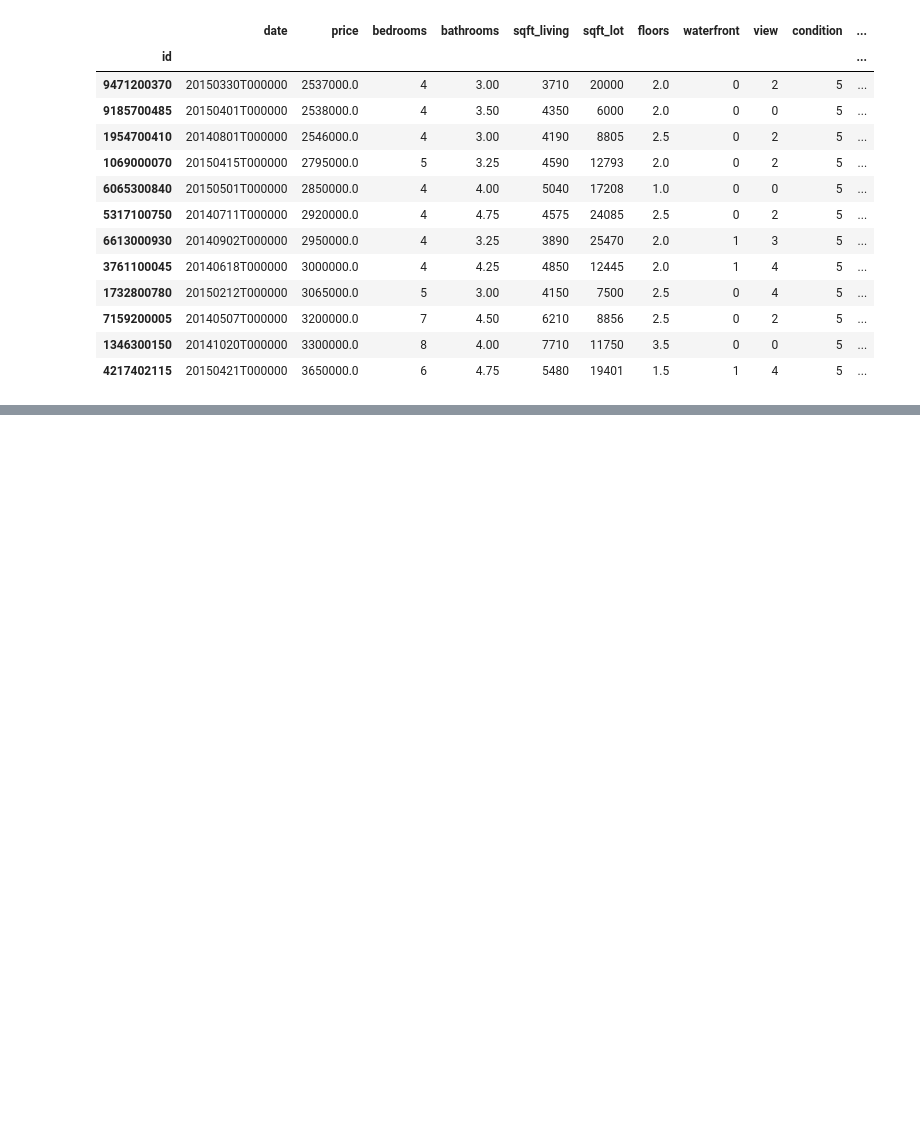
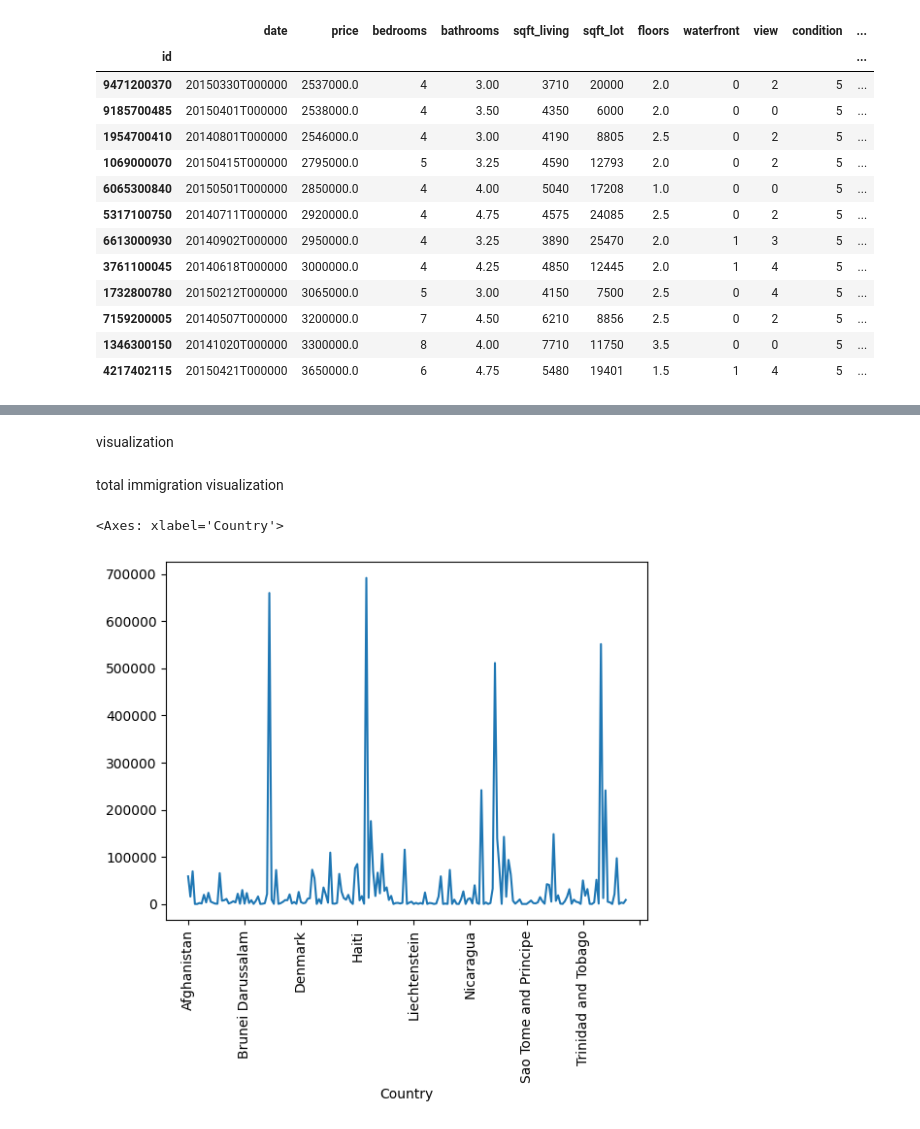
Before and after one commit to DewanshMishra19/python-programs, a Jupyter notebook: 8apandas.ipynb, the cells around one changed output, grey strips where cells are left out. Cells and saved outputs as stored; diff of their text form; code cells hidden in the pictures; blank space fills up the shorter version.

```diff
--- a/8apandas.ipynb
+++ b/8apandas.ipynb
@@ -609,0 +1127,9 @@ df.query('price>2500000 and condition ==5').sort_values('price')
+# %% [markdown]
+visualization
+# %% [markdown]
+total immigration visualization
+# %%
+df1.total.plot(rot=90)
+# %% [output]
+<Axes: xlabel='Country'>
+[figure, added]
```
Also changed, not shown: parts of 59 cells of this notebook, 2 other files.
